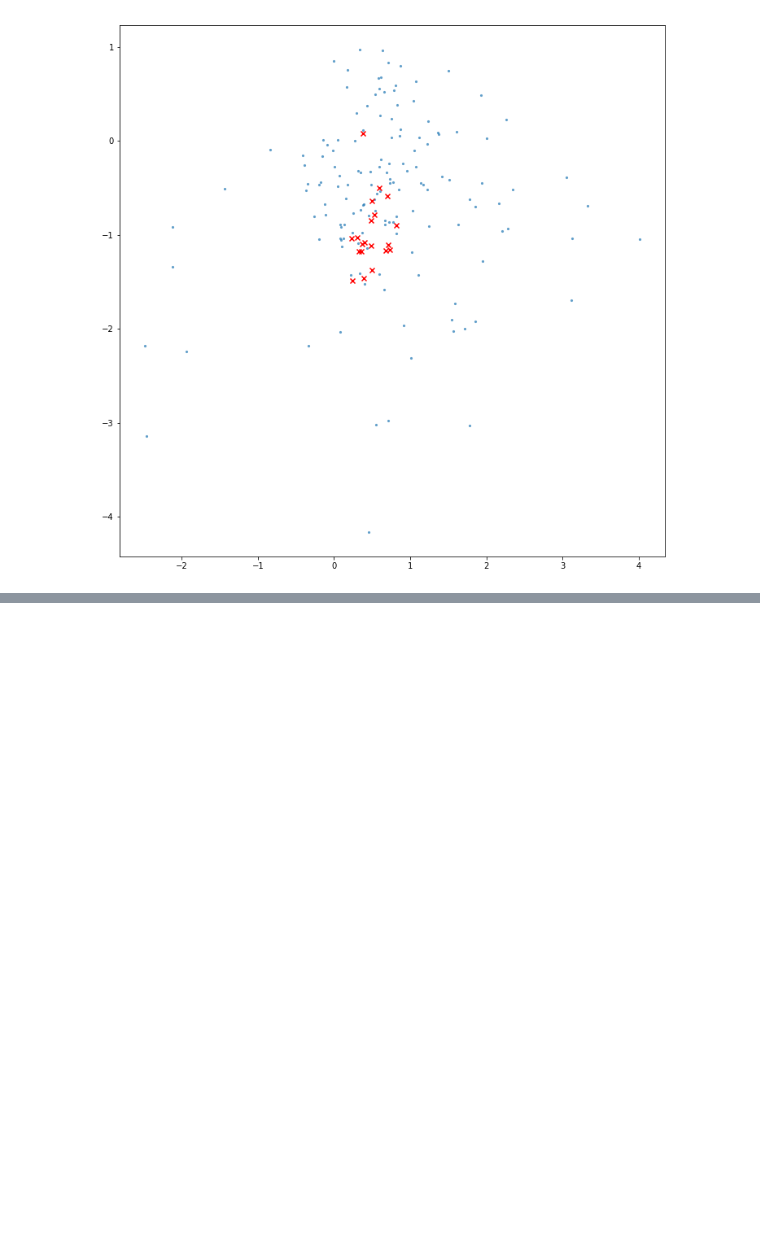
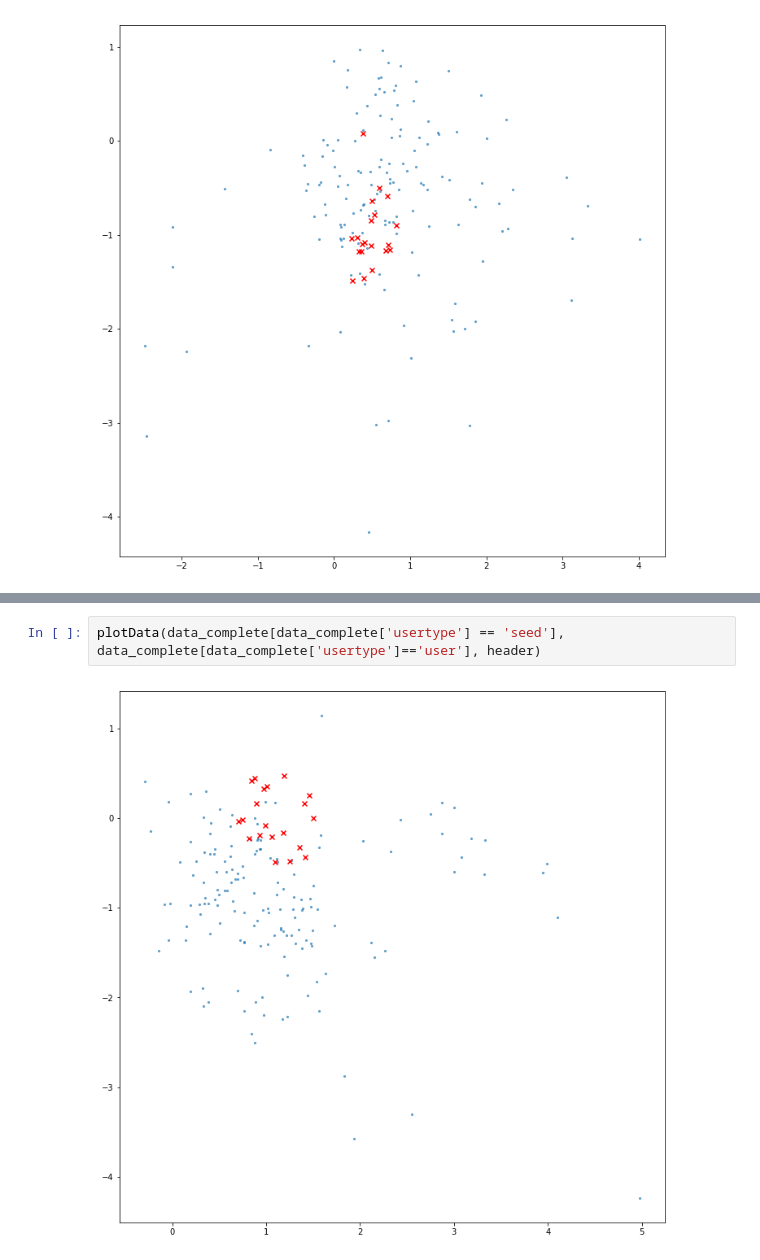
Before and after one commit to DataSciencePolimi/NetSKE, a Jupyter notebook: graphs/chess/Chess Domain - Test Network Features.ipynb, the cells around one changed output, grey strips where cells are left out. Saved outputs shown, nothing was run; the diff lists cells and outputs as text; blank space fills up the shorter version.

```diff
--- a/graphs/chess/Chess Domain - Test Network Features.ipynb
+++ b/graphs/chess/Chess Domain - Test Network Features.ipynb
@@ -289,0 +311,4 @@ Image to condense all the performances
+# %%
+plotData(data_complete[data_complete['usertype'] == 'seed'], data_complete[data_complete['usertype']=='user'], header)
+# %% [output]
+[figure, added]
```
Also changed, not shown: parts of 9 cells of this notebook, 12 other files.
